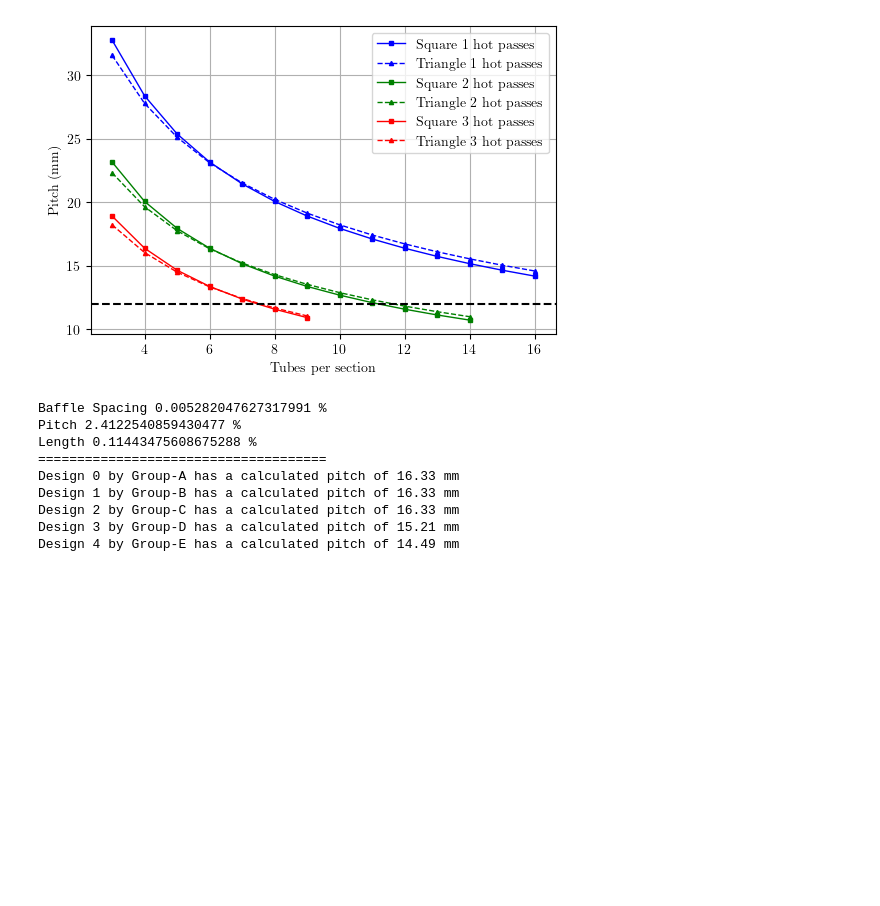
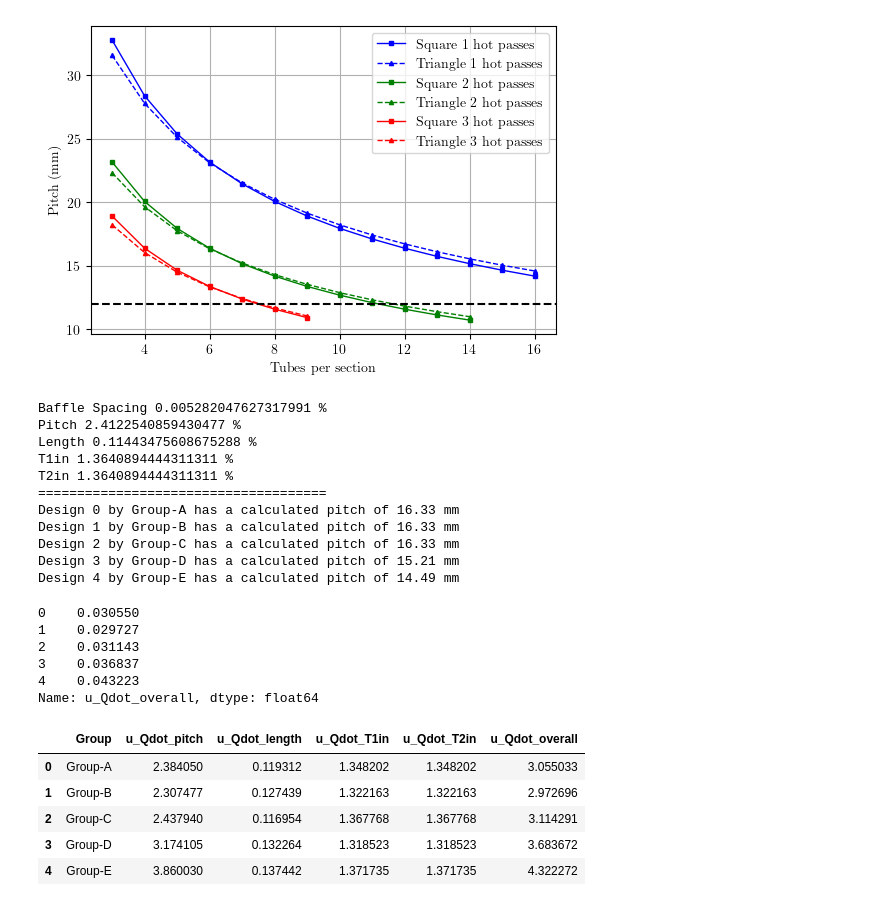
Before and after one commit to lpender3672/shell_tube_heat_exchanger, a Jupyter notebook: src/analysis.ipynb, the cells around one changed output. Drawn from its saved outputs; the diff is of its cells as text; code cells hidden in the pictures; blank space fills up the shorter version.

```diff
--- a/src/analysis.ipynb
+++ b/src/analysis.ipynb
@@ -593,6 +653,8 @@ one_percent = 1e-2
 print("Baffle Spacing", 100 * dQdot_dbaffle_spacing(HX, -1e-3), "%")
 print("Pitch", 100 * dQdot_dpitch(HX, 4e-3), "%")
 print("Length", 100 * dQdot_dlength(HX, 1e-3), "%")
+print("T1in", 100 * dQdot_dT1in(HX, 1), "%")
+print("T2in", 100 * dQdot_dT2in(HX, 1), "%")
 
 print("=====================================")
 
@@ -615,9 +677,75 @@ for i,row in enumerate(df2024.iterrows()):
 Baffle Spacing 0.005282047627317991 %
 Pitch 2.4122540859430477 %
 Length 0.11443475608675288 %
+T1in 1.3640894444311311 %
+T2in 1.3640894444311311 %
 =====================================
 Design 0 by Group-A has a calculated pitch of 16.33 mm
 Design 1 by Group-B has a calculated pitch of 16.33 mm
 Design 2 by Group-C has a calculated pitch of 16.33 mm
 Design 3 by Group-D has a calculated pitch of 15.21 mm
 Design 4 by Group-E has a calculated pitch of 14.49 mm
+# %%
+# loop through designs,
+# build heat exchanger,
+# populate table to go into report
+
+uncertainty_table = pd.DataFrame(columns = [
+    "Group", "u_Qdot_pitch", "u_Qdot_length", "u_Qdot_T1in", "u_Qdot_T2in", "u_Qdot_overall"
+])
+
+for i,row in enumerate(df2024.iterrows()):
+    # build heat exchanger
+    tubes = str(row[1]["Tubes"]).split(",")
+    tubes = [int(t) for t in tubes]
+    baffles = str(row[1]["Baffles"]).split(",")
+    baffles = [int(b) for b in baffles]
+    length = float(row[1]["Tube Length"])
+
+    hot_passes[i] = len(tubes)
+    cold_passes[i] = len(baffles)
+
+    pattern_str = row[1]["Pattern"]
+    if pattern_str == "SQUARE":
+        pattern = Pattern.SQUARE
+    elif pattern_str == "TRIANGLE":
+        pattern = Pattern.TRIANGLE
+
+    HX = heat_exchanger.build_heat_exchanger(tubes, baffles, length, Side.OPPOSITE, pattern)
+    HX.set_conditions([20, 60])
+    HX.characteristic_year = row[1]["year"]
+
+    # now calculate the uncertainties
+    u_Qdot_pitch = dQdot_dpitch(HX, 4e-3)
+    u_Qdot_length = dQdot_dlength(HX, 1e-3)
+    u_Qdot_T1in = dQdot_dT1in(HX, 1)
+    u_Qdot_T2in = dQdot_dT2in(HX, 1)
+
+    u_Qdot_ov = np.sqrt(u_Qdot_pitch ** 2 + u_Qdot_length ** 2 + u_Qdot_T1in ** 2 + u_Qdot_T2in ** 2)
+
+    new_row = {
+        "Group" : row[1]["group"],
+        "u_Qdot_pitch" : 100 * u_Qdot_pitch,
+        "u_Qdot_length" : 100 * u_Qdot_length,
+        "u_Qdot_T1in" : 100 * u_Qdot_T1in,
+        "u_Qdot_T2in" : 100 * u_Qdot_T2in,
+        "u_Qdot_overall" : 100 * u_Qdot_ov
+    }
+
+    uncertainty_table = uncertainty_table.append(new_row, ignore_index=True)
+
+print(uncertainty_table["u_Qdot_overall"] / 100)
+uncertainty_table
+# %% [output]
+0    0.030550
+1    0.029727
+2    0.031143
+3    0.036837
+4    0.043223
+Name: u_Qdot_overall, dtype: float64
+|  | Group | u_Qdot_pitch | u_Qdot_length | u_Qdot_T1in | u_Qdot_T2in | u_Qdot_overall |
+| 0 | Group-A | 2.384050 | 0.119312 | 1.348202 | 1.348202 | 3.055033 |
+| 1 | Group-B | 2.307477 | 0.127439 | 1.322163 | 1.322163 | 2.972696 |
+| 2 | Group-C | 2.437940 | 0.116954 | 1.367768 | 1.367768 | 3.114291 |
+| 3 | Group-D | 3.174105 | 0.132264 | 1.318523 | 1.318523 | 3.683672 |
+| 4 | Group-E | 3.860030 | 0.137442 | 1.371735 | 1.371735 | 4.322272 |
```
Also changed, not shown: parts of 4 cells of this notebook, 5 other files.
